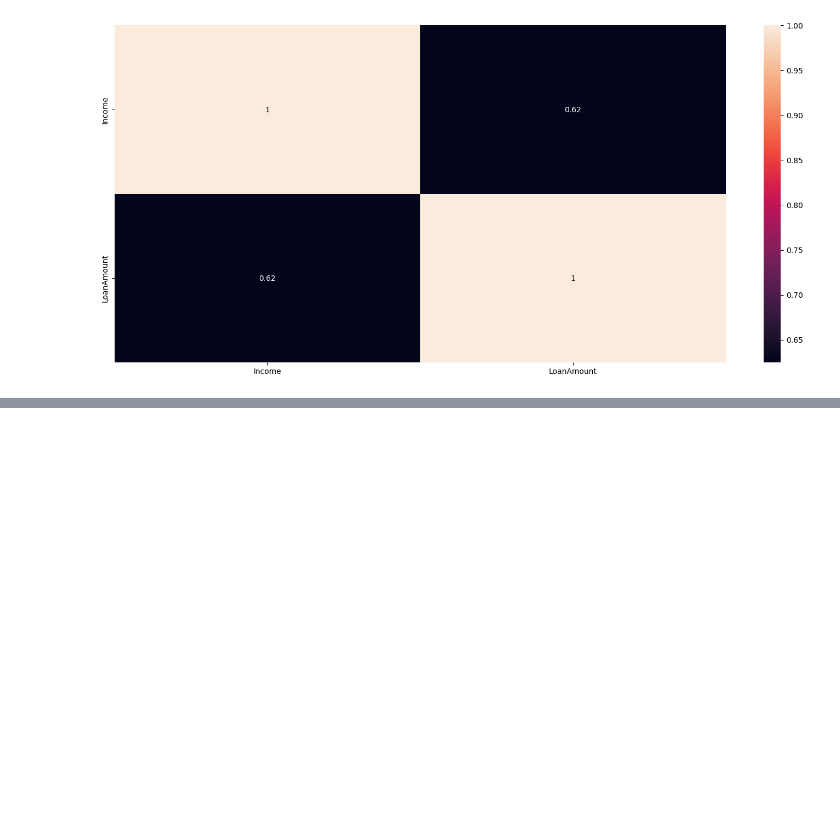
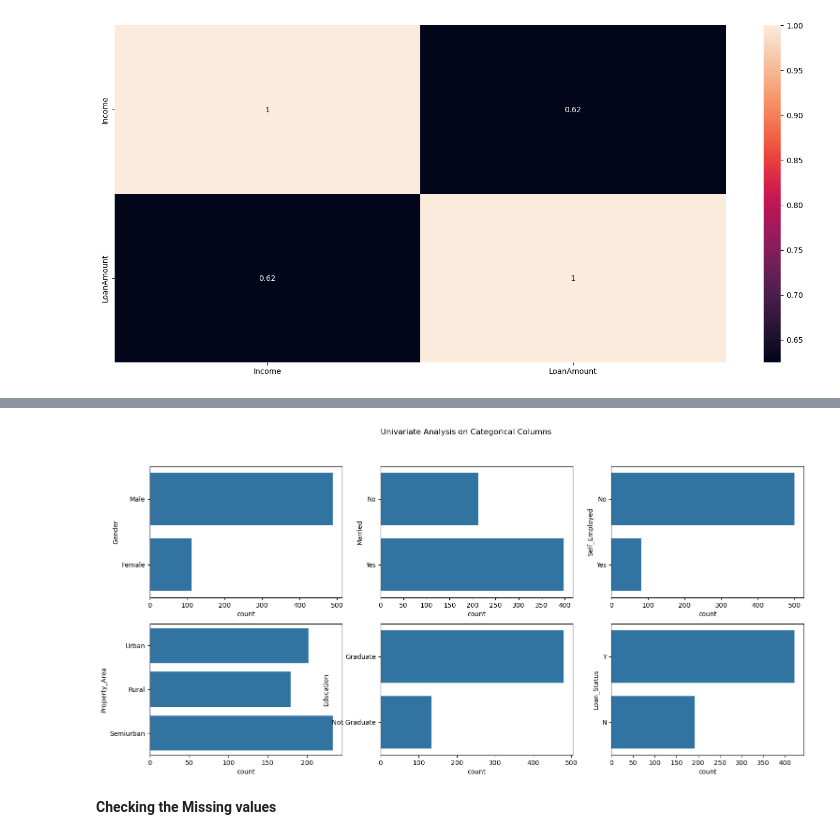
Before and after one commit to darshan-dalvi/Loan-Eligible-Status, a Jupyter notebook: loan.ipynb, the cells around one changed output, grey strips where cells are left out. Saved outputs shown, nothing was run; the diff lists cells and outputs as text; code cells hidden in the pictures; blank space fills up the shorter version.

```diff
--- a/loan.ipynb
+++ b/loan.ipynb
@@ -282,0 +301,27 @@ plt.show()
+# %%
+plt.rcParams['figure.figsize'] = (18,8)
+
+plt.subplot(2,3,1)
+sns.countplot(data['Gender'])
+
+plt.subplot(2,3,2)
+sns.countplot(data['Married'])
+
+plt.subplot(2,3,3)
+sns.countplot(data['Self_Employed'])
+
+plt.subplot(2,3,4)
+sns.countplot(data['Property_Area'])
+
+plt.subplot(2,3,5)
+sns.countplot(data['Education'])
+
+plt.subplot(2,3,6)
+sns.countplot(data['Loan_Status'])
+
+plt.suptitle('Univariate Analysis on Categorical Columns')
+plt.show()
+# %% [output]
+[figure, added]
+# %% [markdown]
+**Checking the Missing values**
```
Also changed, not shown: parts of 53 cells of this notebook.
